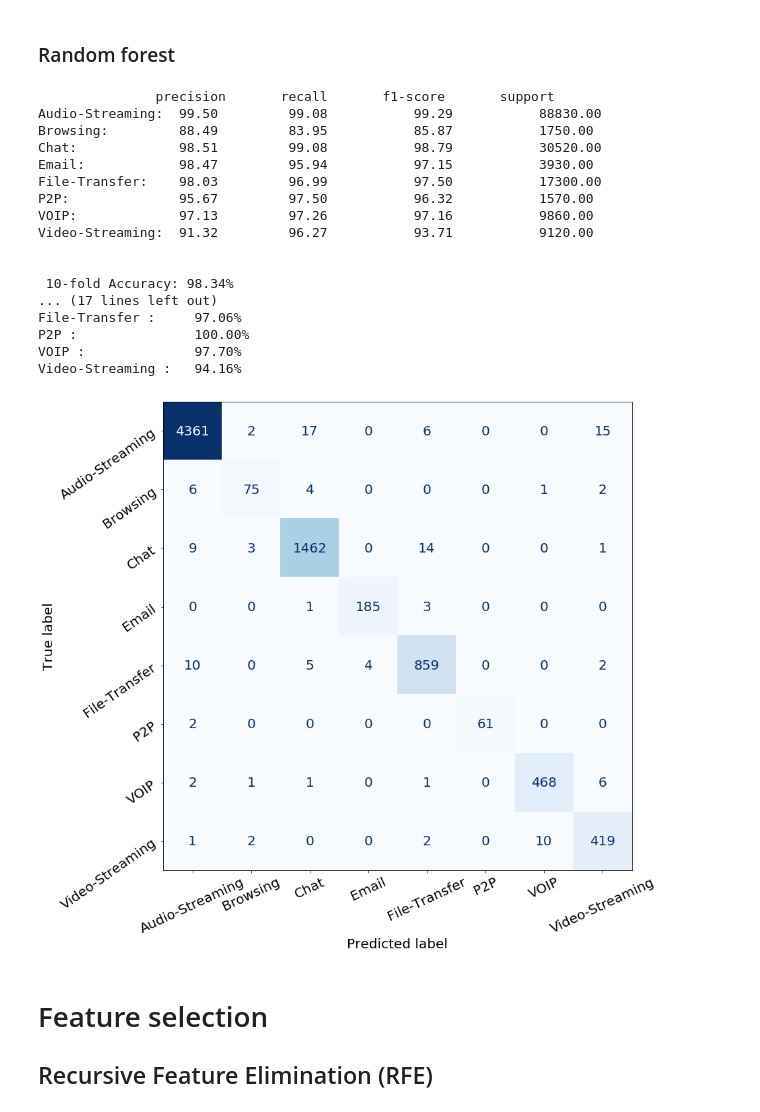
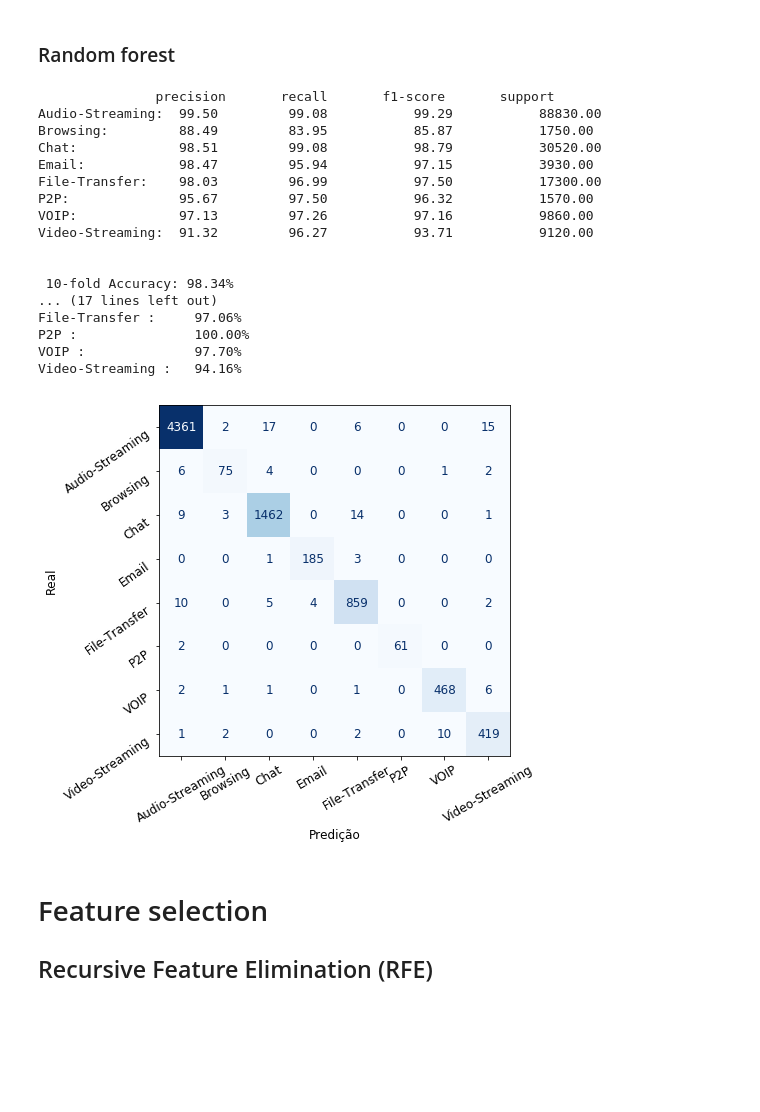
Before and after one commit to mateus558/Darknet-traffic-classification, a Jupyter notebook: Darknet.ipynb, the cells around one changed output. Saved outputs shown, nothing was run; the diff lists cells and outputs as text; code cells hidden in the pictures; blank space fills up the shorter version.

```diff
--- a/Darknet.ipynb
+++ b/Darknet.ipynb
@@ -421,15 +422,12 @@ samples.head()
 # %% [markdown]
 # Dataset analysis
 # %%
-to_analyse = samples.copy()
-
 df = to_analyse.groupby("Label").count()
 print()
-fig, ax = plt.subplots(figsize=(8,8))
+fig, ax = plt.subplots(figsize=(5,5))
 
 df.plot(y="Label.1", legend=None, ax=ax, shadow=False, kind="pie", fontsize=18,autopct=lambda x: int(df["Label.1"].values.sum()*x/100))
 plt.ylabel("")
-plt.tight_layout()
 plt.savefig('distr_dados_ref')
 plt.show()
 # %% [output]
@@ -555,6 +553,8 @@ def evaluate_model(model, X_train, y_train, X_test, y_test, labels, n_splits=10,
     plot_confusion_matrix(model, X_test, y_test, cmap=plt.cm.Blues, ax=ax, colorbar=False)
     plt.yticks(rotation=rotation[0], va='top')
     plt.xticks(rotation=rotation[1])
+    plt.ylabel("Real")
+    plt.xlabel("Predição")
     plt.tight_layout()
     plt.savefig(fname)
     plt.show()
@@ -645,27 +645,27 @@ Video-Streaming :   97.65%
 ### Random forest
 # %%
 rf_model1 = RandomForestClassifier(random_state=random_state)
-report_rf1 = evaluate_model(rf_model1, X1_train, y1_train, X1_test, y1_test, labels1, figsize=(13,13),
-                           fname="rf_conf_app")
+report_rf1 = evaluate_model(rf_model1, X1_train, y1_train, X1_test, y1_test, labels1, figsize=(7,7),
+                            rotation=(35,30), fname="rf_conf_app")
 # %% [output]
                precision       recall       f1-score       support
 Audio-Streaming:  99.50         99.08           99.29           88830.00
 Browsing:         88.49         83.95           85.87           1750.00
 Chat:             98.51         99.08           98.79           30520.00
 Email:            98.47         95.94           97.15           3930.00
 File-Transfer:    98.03         96.99           97.50           17300.00
 P2P:              95.67         97.50           96.32           1570.00
 VOIP:             97.13         97.26           97.16           9860.00
 Video-Streaming:  91.32         96.27           93.71           9120.00
 
 
  10-fold Accuracy: 98.34%
 ... (17 lines left out)
 File-Transfer :     97.06%
 P2P :               100.00%
 VOIP :              97.70%
 Video-Streaming :   94.16%
-[figure, old version]
+[figure, new version]
 # %% [markdown]
 # Feature selection
 
```
Also changed, not shown: parts of 9 cells of this notebook, 8 other files.
